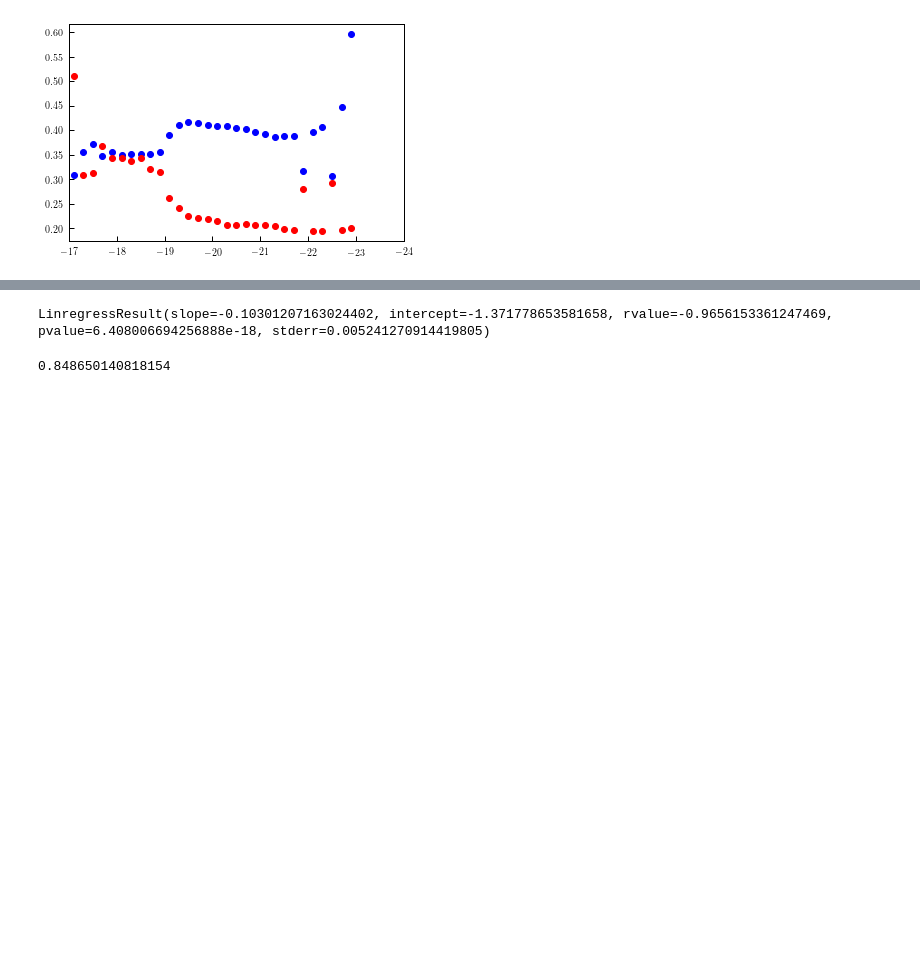
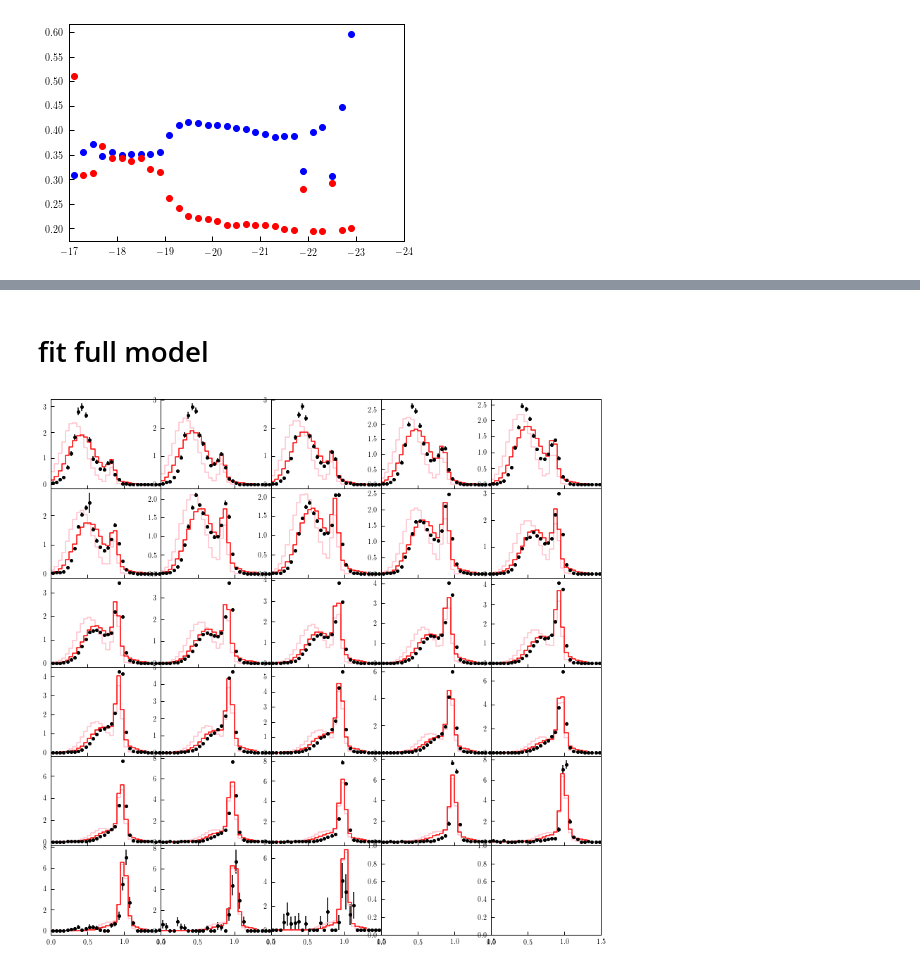
Before and after one commit to duncandc/galaxy_shapes, a Jupyter notebook: sdss_measurements/notebooks/galaxy_color.ipynb, the cells around one changed output, grey strips where cells are left out. Saved outputs shown, nothing was run; the diff lists cells and outputs as text; code cells hidden in the pictures; blank space fills up the shorter version.

```diff
--- a/sdss_measurements/notebooks/galaxy_color.ipynb
+++ b/sdss_measurements/notebooks/galaxy_color.ipynb
@@ -304,10 +216,2 @@ color_model.params['b2'] = 0.24608502181357306
-# %%
-from scipy.stats import linregress
-linregress(mag_bin_centers, m3s)
-linregress(mag_bin_centers, m1s)
-# %% [output]
-LinregressResult(slope=-0.10301207163024402, intercept=-1.371778653581658, rvalue=-0.9656153361247469, pvalue=6.408006694256888e-18, stderr=0.005241270914419805)
-# %%
-c
-# %% [output]
-0.848650140818154
+# %% [markdown]
+# fit full model
@@ -313,0 +240,63 @@ c
+# %%
+w = w*phi(mag)
+# %%
+# extinction model
+from galaxy_shapes.shape_models.extinction_model_components import Shao07DustExtinction
+extinction_model = Shao07DustExtinction()
+
+costheta = np.random.random(N)
+theta = np.arccos(costheta)
+result = extinction_model.extinction_model(theta)
+delta_g = result[:,1]
+delta_r = result[:,2]
+d_color = (delta_g-delta_r)
+
+color_model_1 = 1.0*color_model
+color_model_2 = 1.0*color_model
+color_model_2[N//2:] = color_model[N//2:] + d_color[N//2:]
+
+#mag = mag + result[:,2]
+# %%
+mag_bins = np.arange(-23,-17,0.2)[::-1]
+mag_bin_centers = (mag_bins[:-1]+mag_bins[1:])/2.0
+color_bins = np.arange(0,1.4,0.05)
+
+# row and column sharing
+fig, axes = plt.subplots(6, 5, sharex=True, sharey=False, figsize=(14.0,14.0))
+axes = axes.flatten()
+plt.subplots_adjust(wspace=0, hspace=0)
+
+N = len(mag_bins)-1
+for i in range(0,28):
+
+    # model
+    mask = (mag<mag_bins[i]) & (mag>mag_bins[i+1])
+    N = np.sum(mask)
+
+    counts = np.histogram(color_model_1[mask], bins=color_bins, weights=w[mask])[0]
+    counts = 1.0*counts/np.sum(counts)/np.diff(color_bins)
+    ax = axes[i]
+    ax.step(color_bins[:-1], counts, where='post', color='pink')
+
+    counts = np.histogram(color_model_2[mask], bins=color_bins, weights=w[mask])[0]
+    counts = 1.0*counts/np.sum(counts)/np.diff(color_bins)
+    ax = axes[i]
+    ax.step(color_bins[:-1], counts, where='post', color='red')
+
+    # observations
+    t = Table.read('../data/sample_'+str(int(i))+'_g_minus_r.dat', format='ascii')
+    x0 = t['g_minus_r']
+    y0 = t['frequency']
+    y0_err = t['err']
+    ax.errorbar(x0,y0,y0_err,fmt='o', ms=4, color='black')
+
+ax.set_xlim([0,1.5])
+
+#ax.set_yscale('log')
+#ax.set_ylim([0.05,5])
+
+#fig.savefig('/Users/duncan/Desktop/test_2.pdf', dpi=250)
+
+plt.show()
+# %% [output]
+[figure, added]
```
Also changed, not shown: parts of 17 cells of this notebook, 3 other files.
